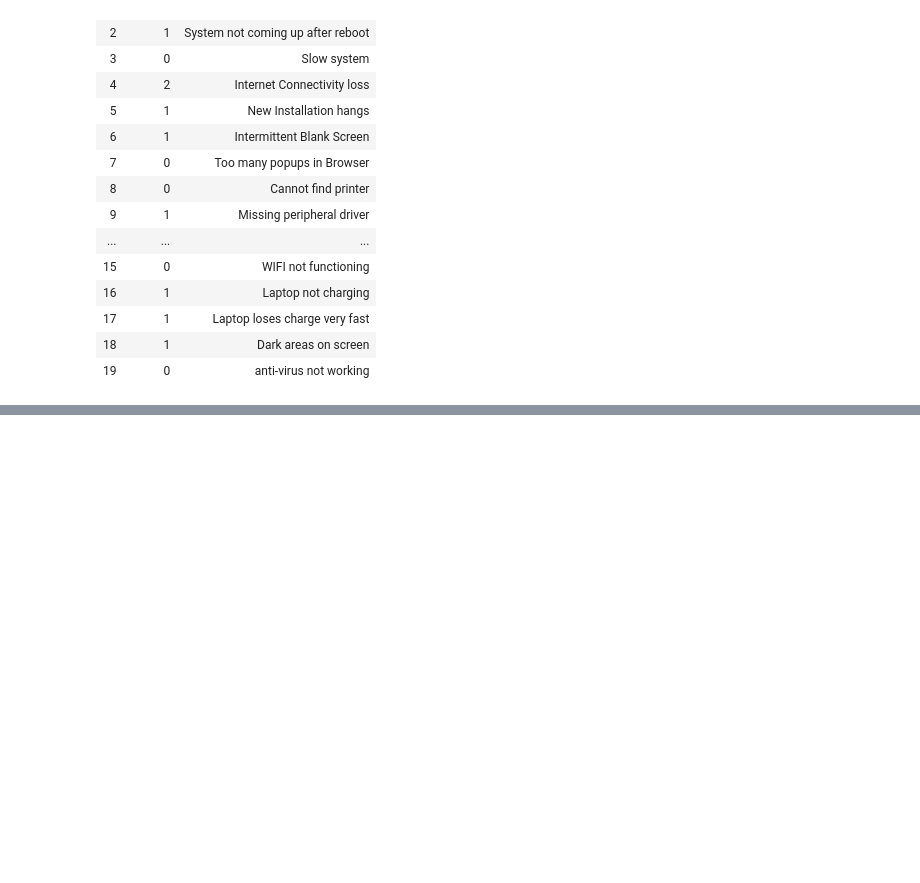
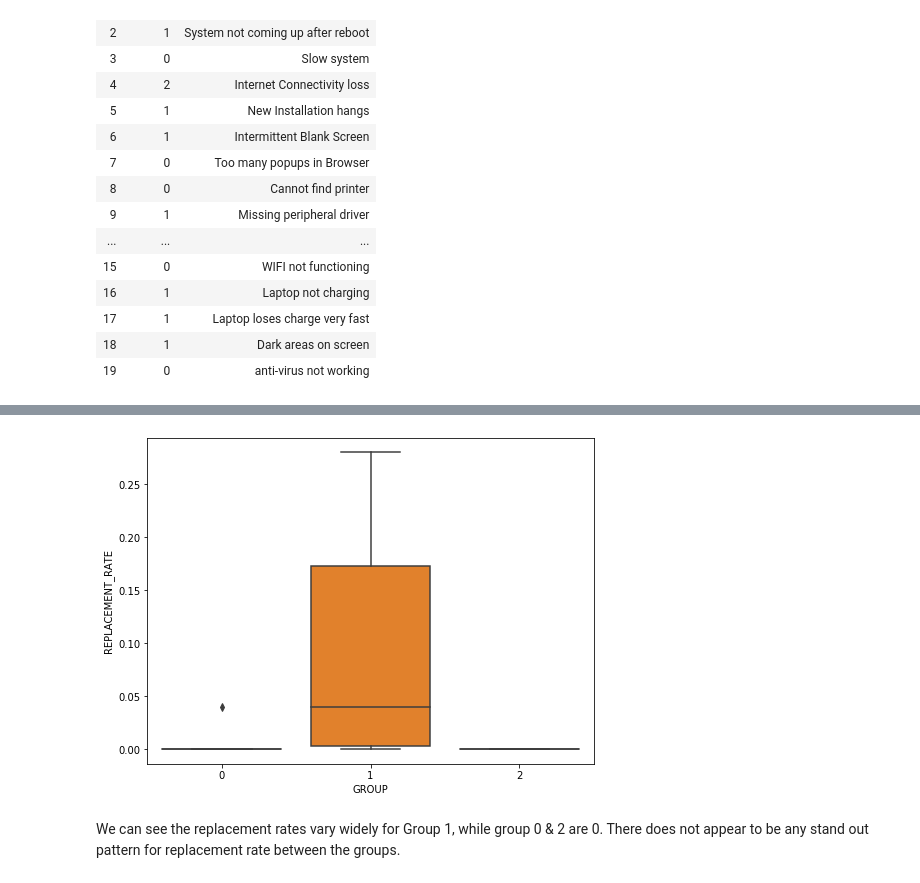
Before and after one commit to JessicaFB/Customer-Resolution, a Jupyter notebook: Customer Resolution.ipynb, the cells around one changed output, grey strips where cells are left out. Saved outputs shown, nothing was run; the diff lists cells and outputs as text; code cells hidden in the pictures; blank space fills up the shorter version.

```diff
--- a/Customer Resolution.ipynb
+++ b/Customer Resolution.ipynb
@@ -149,0 +151,8 @@ Replacement rates vary widely for Group 1. It does not provide any significant p
+# %%
+# Plot boxplot for REPLACEMENT_RATE
+plt.figure(figsize=(8,6))
+ax = sns.boxplot(x="GROUP", y="REPLACEMENT_RATE", data=raw_data)
+# %% [output]
+[figure, added]
+# %% [markdown]
+We can see the replacement rates vary widely for Group 1, while group 0 & 2 are 0. There does not appear to be any stand out pattern for replacement rate between the groups.
```
Also changed, not shown: parts of 13 cells of this notebook.
